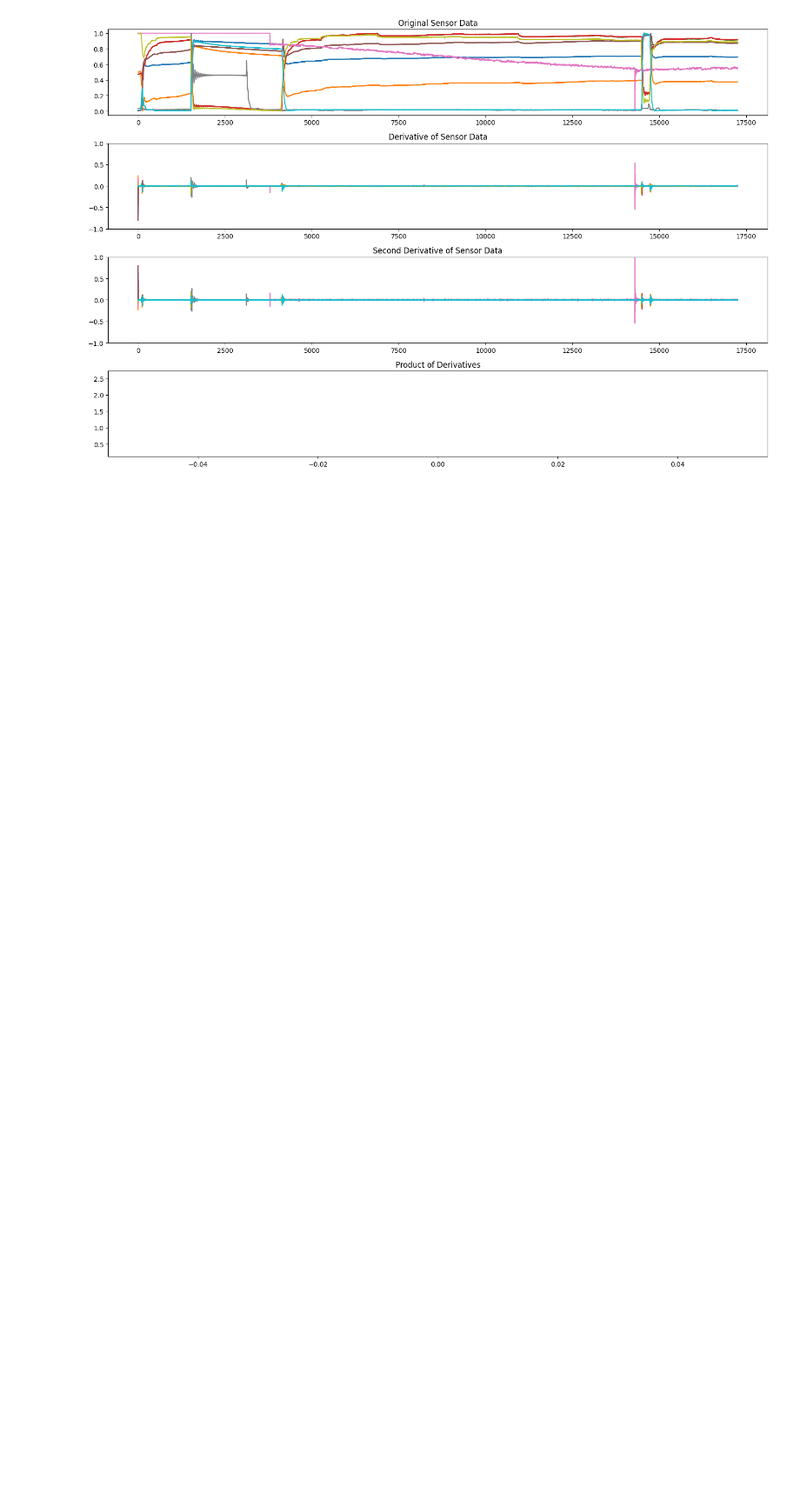
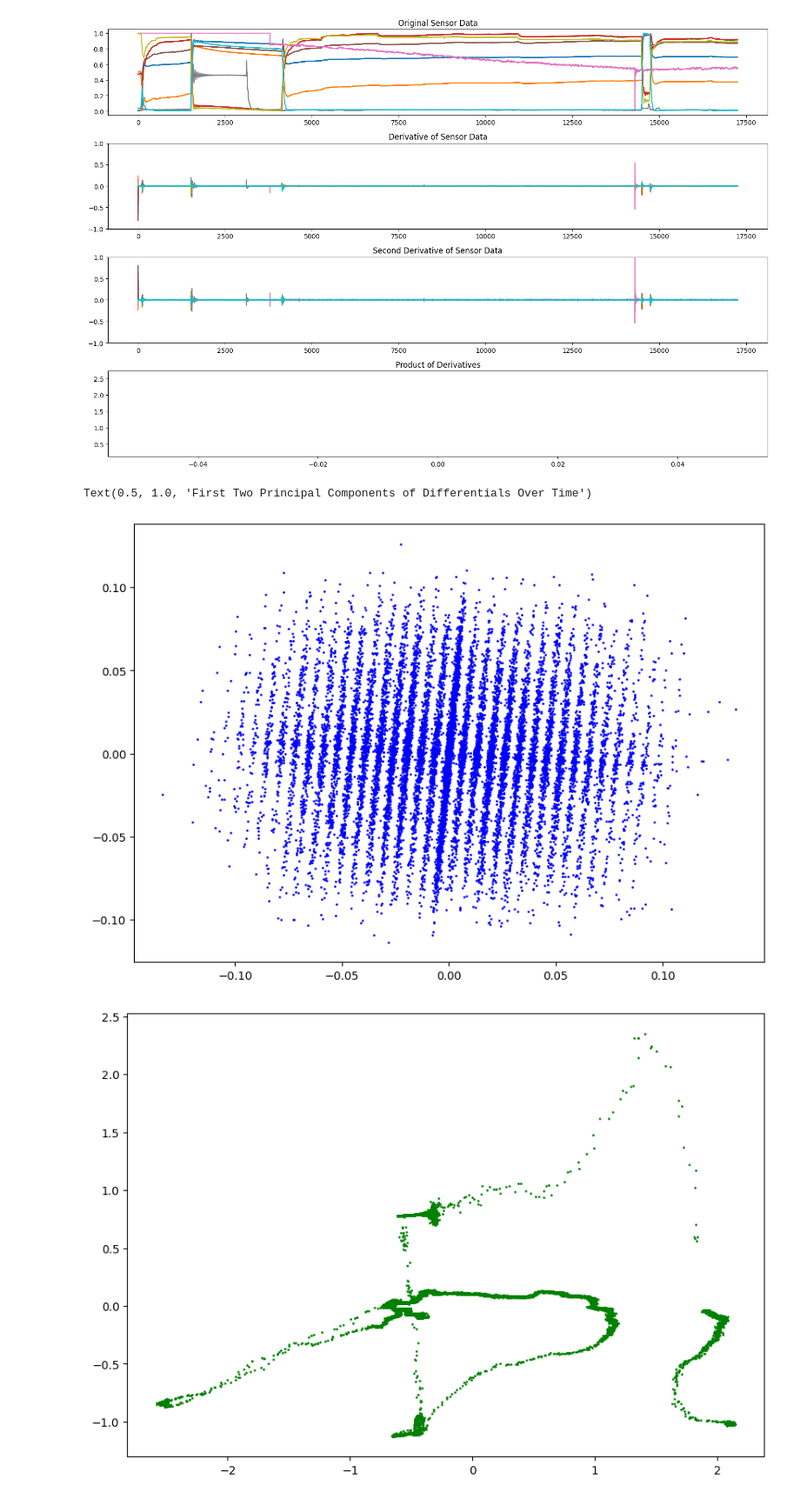
Before and after one commit to JVSCHANDRADITHYA/MultiDimensionalAD, a Jupyter notebook: W4-Design/implement.ipynb, the cells around one changed output. Shown at 87% size. Cells and saved outputs as stored; diff of their text form; code cells hidden in the pictures; blank space fills up the shorter version.

Commit message:
models added

```diff
--- a/W4-Design/implement.ipynb
+++ b/W4-Design/implement.ipynb
@@ -165,3 +165,42 @@ for i in range(10):
 plt.tight_layout()
 # %% [output]
 [figure]
+# %%
+# apply incremental PCA on the differentials
+from sklearn.decomposition import IncrementalPCA
+ipca = IncrementalPCA(n_components=5, batch_size=1000)
+differentials = np.diff(X_scaled, axis=0)
+differentials_ipca = ipca.fit_transform(differentials)
+
+# plot the first 2 components of the differentials
+plt.figure(figsize=(10, 7))
+plt.scatter(
+    differentials_ipca[:, 0],
+    differentials_ipca[:, 1],
+    c='blue',
+    s=1
+)
+
+# apply PCA on the original data
+from sklearn.decomposition import PCA
+pca_model = PCA(n_components=3)
+pca = pca_model.fit_transform(X_scaled)
+plt.figure(figsize=(10, 7))
+plt.scatter(
+    pca[:, 1],
+    pca[:, 2],
+    c='green',
+    s=1
+)
+
+# plot the pc1 and pc2 with time
+plt.figure(figsize=(15, 5))
+plt.ylim(-3, 3)
+plt.plot(X_scaled[:, 0], label="Sensor Data")
+plt.plot(differentials_ipca[:, 0], label="PC1")
+plt.plot(differentials_ipca[:, 1], label="PC2")
+plt.title("First Two Principal Components of Differentials Over Time")
+# %% [output]
+Text(0.5, 1.0, 'First Two Principal Components of Differentials Over Time')
+[figure, added]
+[figure, added]
```
Also changed, not shown: parts of 1 cell of this notebook, 4 other files.
